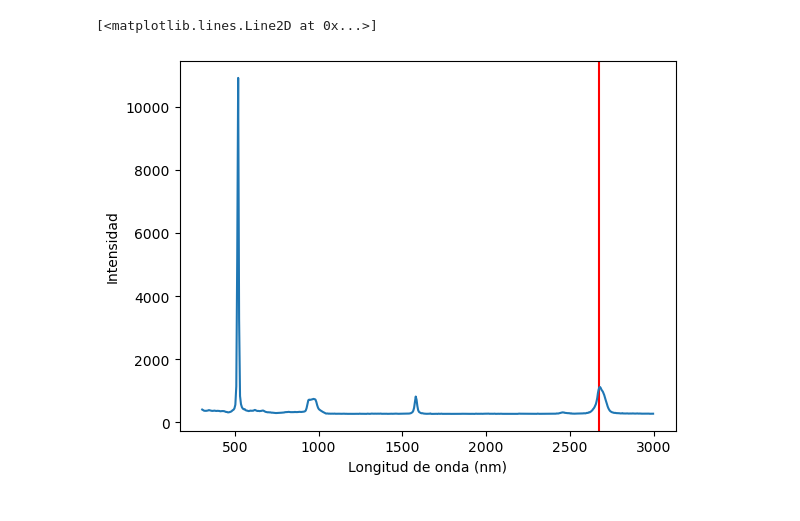
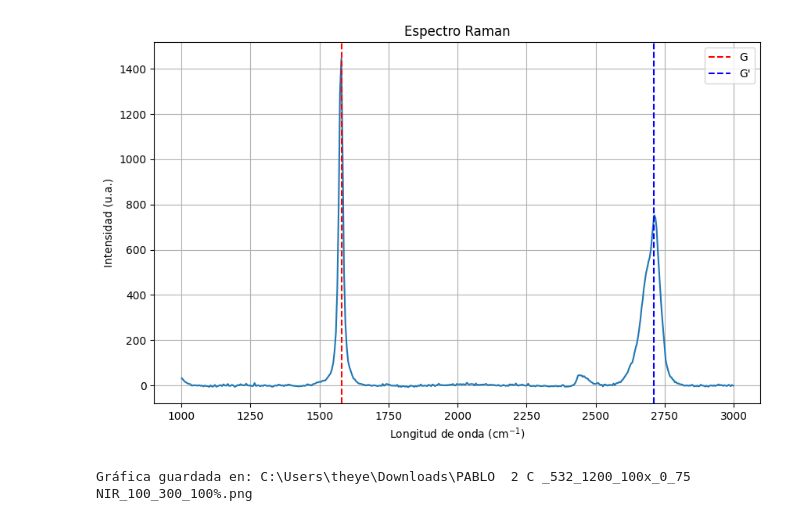
Before and after one commit to P-YepesM/QHE, a Jupyter notebook: Raman.ipynb, the cells around one changed output. Cells and saved outputs as stored; diff of their text form; code cells hidden in the pictures.

```diff
--- a/Raman.ipynb
+++ b/Raman.ipynb
@@ -43,30 +64,43 @@ plt.plot(X,Y)
 # %%
-archivo_csv = "Raman Monocapa - Hoja 1.csv"
-# Diccionario para almacenar las listas por columna
-columnas = {}
+import pandas as pd
+import matplotlib.pyplot as plt
+import os
 
-# Abrir el archivo CSV y leer los datos
-with open(archivo_csv, newline='', encoding='utf-8') as csvfile:
-    reader = csv.reader(csvfile,delimiter=",")
+# Ruta al archivo
+archivo = r"C:\Users\theye\Downloads\PABLO  2 C _532_1200_100x_0_75 NIR_100_300_100%.txt"
 
-    # Leer la primera fila que contiene los encabezados
-    encabezados = next(reader)
+# Cargar datos
+df = pd.read_csv(archivo, sep="\t", header=None)
 
-    # Inicializar listas vacías en el diccionario por cada encabezado
-    for encabezado in encabezados:
-        columnas[encabezado] = []
+# Asumo que tienes dos columnas: x e y
+x = df.iloc[:, 0]
+y = df.iloc[:, 1]
 
-    # Leer los datos de cada fila, convertir a float y agregarlos a las listas correspondientes
-    for fila in reader:
-        for i, valor in enumerate(fila):
-            valor_float = float(valor) if valor.strip() != "" else None
-            columnas[encabezados[i]].append(valor_float)
-X=columnas["X"]
-Y=columnas["Y"]
-plt.axvline(x = 2675, color = 'r')
-plt.ylabel('Intensidad')
-plt.xlabel("Longitud de onda (nm)")
-plt.plot(X,Y)
+# Nombre base del archivo (sin extensión)
+nombre_base = os.path.splitext(os.path.basename(archivo))[0]
+
+# Crear figura explícita
+fig, ax = plt.subplots(figsize=(10, 6))
+ax.plot(x, y)
+
+# Líneas verticales
+ax.axvline(x=1580, color="red", linestyle="--", label="G")
+ax.axvline(x=2710, color="blue", linestyle="--", label="G'")
+
+# Etiquetas
+ax.set_xlabel("Longitud de onda (cm$^{-1})$")
+ax.set_ylabel("Intensidad (u.a.)")
+ax.set_title("Espectro Raman")
+ax.legend()
+ax.grid(True)
+
+# Guardar con el mismo nombre que el archivo
+salida = os.path.join(os.path.dirname(archivo), f"{nombre_base}.png")
+fig.savefig(salida, dpi=300, bbox_inches="tight")
+plt.show()
+
+plt.close(fig)  # ahora sí cerramos la figura
+print(f"Gráfica guardada en: {salida}")
 # %% [output]
+[figure, new version]
-[<matplotlib.lines.Line2D at 0x...>]
+Gráfica guardada en: C:\Users\theye\Downloads\PABLO  2 C _532_1200_100x_0_75 NIR_100_300_100%.png
-[figure, old version]
```
Also changed, not shown: parts of 3 cells of this notebook, 3 other files.
